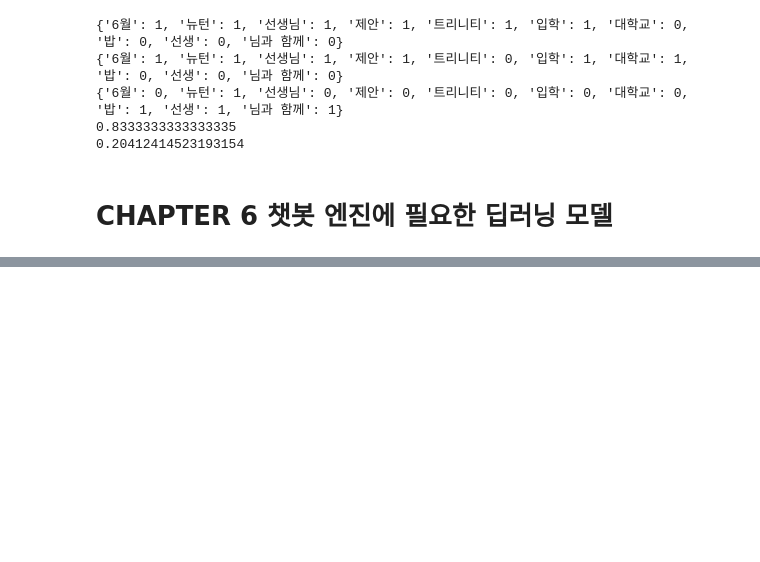
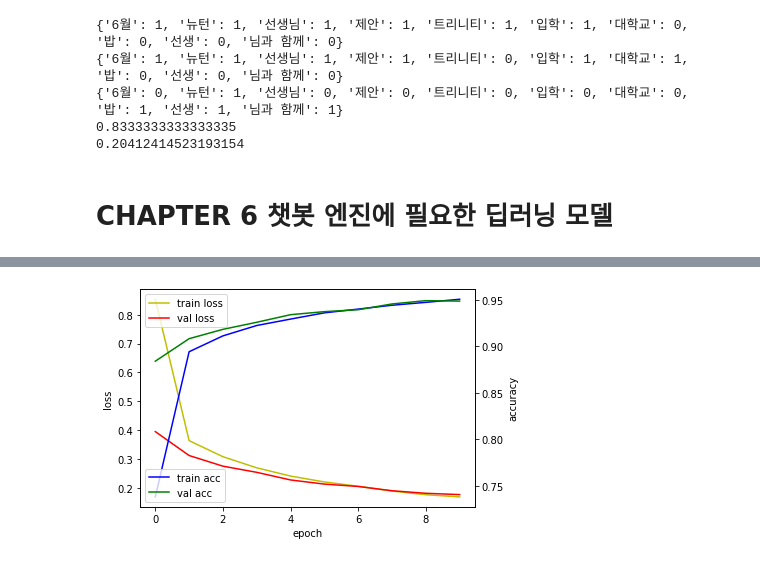
Before and after one commit to dlrjswn179/dlrjswn179, a Jupyter notebook: 처음_배우는_딥러닝_챗봇.ipynb, the cells around one changed output, grey strips where cells are left out. Cells and saved outputs as stored; diff of their text form; code cells hidden in the pictures; blank space fills up the shorter version.

```diff
--- a/처음_배우는_딥러닝_챗봇.ipynb
+++ b/처음_배우는_딥러닝_챗봇.ipynb
@@ -1179,0 +1241,71 @@ print(r2)
+# %%
+# MNIST 분류 모델 학습
+
+#MNIST의 숫자 이미지는 28*28 픽셀 크기의 흑백 이미지입니다. 총 60000개의 학습 이미지와 10000개의 테스트 이미지를 라벨링 된 채로 포함하고 있습니다.
+
+# 필요한 모듈 임포트
+import tensorflow as tf
+import matplotlib.pyplot as plt
+from tensorflow.keras.datasets import mnist
+from tensorflow.keras.models import Sequential
+from tensorflow.keras.layers import Flatten, Dense
+
+# MNIST 데이터셋 가져오기
+(x_train, y_train), (x_test, y_test) = mnist.load_data()  # load_data() :넘파이 배열 형태로 가져옴.
+x_train, x_test = x_train / 255.0, x_test / 255.0   # 데이터 정규화  #픽셀값: 0~255 -> 0~1
+
+# tf.data를 사용하여 데이터셋을 섞고 배치 만들기
+ds = tf.data.Dataset.from_tensor_slices((x_train, y_train)).shuffle(10000)
+train_size = int(len(x_train) * 0.7)
+train_ds = ds.take(train_size).batch(20) # batch: 학습 시 햄플 수. 사이즈가 작을수록 가중치 갱신이 자주 일어납니다.
+val_ds = ds.skip(train_size).batch(20)
+
+# MNIST 분류 모델 구성    # 입력층 1개, 은닉층 2개, 출력층 1개  # 순차 모델(<-> 함수형 모델)
+model = Sequential()
+model.add(Flatten(input_shape = (28,28)))   # Flatten()-> 2차원을 1차원으로. 케라스에서는 이전 층의 출력 개수로 입력 크기를 자동으로 계산하기 때문에 다음부터는 생략가능합니다.
+model.add(Dense(20, activation = 'relu'))
+model.add(Dense(20, activation = 'relu'))
+model.add(Dense(10, activation = 'softmax'))      #10: 0~9의 숫자. 총 10개.  # softmax 함수는 입력받은 값을 출력으로 0~1 사이의 값으로 정규화 합니다. 이 수들의 총합은 1이 되는 특징이 있어 확률로도 표현할 수 있습니다.
+
+
+# 모델 생성
+model.compile(loss = 'sparse_categorical_crossentropy', optimizer = 'sgd', metrics = ['accuracy'])  # 손실함수(모델의 출력값과 실제 정답의 오차를 계산하는) : sparse_categorical_crossentropy(다중분류문제에 좋음.),
+                                                                                                    # 옵티마이저(오차를 보정하는) : SGD
+                                                                                                    # 측정(모델의 성능을 평가하는) : accuracy
+# model.compile(loss = 'categorical_crossentropy', optimizer = 'sgd', metrics = ['accuracy'])
+
+# 모델 학습
+hist = model.fit(train_ds, validation_data = val_ds, epochs = 10)   #fit(학습데이터셋, 검증데이터셋, 에포크값)  #에포크가 너무 클 경우 오버피팅(잡음이 과도하게 반영된 상태)이 일어날 수 있음.
+
+# 모델 평가
+print('모델 평가')
+model.evaluate(x_test, y_test)   # evaluate(테스트용 데이터셋)
+
+# 모델 정보 출력   #(계층 종류, 출력 형태)
+model.summary()
+
+# 모델 저장
+model.save('mnist_model.h5')   # h5포맷으로 저장.
+
+# 학습 결과 그래프 그리기
+fig, loss_ax = plt.subplots()
+acc_ax = loss_ax.twinx()
+
+loss_ax.plot(hist.history['loss'], 'y', label = 'train loss')
+loss_ax.plot(hist.history['val_loss'], 'r', label = 'val loss')
+
+acc_ax.plot(hist.history['accuracy'], 'b', label = 'train acc')
+acc_ax.plot(hist.history['val_accuracy'], 'g', label = 'val acc')
+
+loss_ax.set_xlabel('epoch')
+loss_ax.set_ylabel('loss')
+acc_ax.set_ylabel('accuracy')
+
+loss_ax.legend(loc = 'upper left')
+acc_ax.legend(loc = 'lower left')
+plt.show()
+
+
+# 학습이 잘 이루어진 경우라면 일반적으로 학습 횟수가 증가하면서 정확도는 올라가고 손실값은 점점 감소하는 그래프를 보여줍니다.
+# 학습 시 정확도와 손실값이 어떻게 변화하는지 지속적으로 모니터링해서 하이퍼파라미터를 튜닝하는 작업을 반복해야합니다.
+# %% [output]
@@ -1179,0 +1329 @@ print(r2)
+[figure, added]
```
Also changed, not shown: parts of 18 cells of this notebook.
